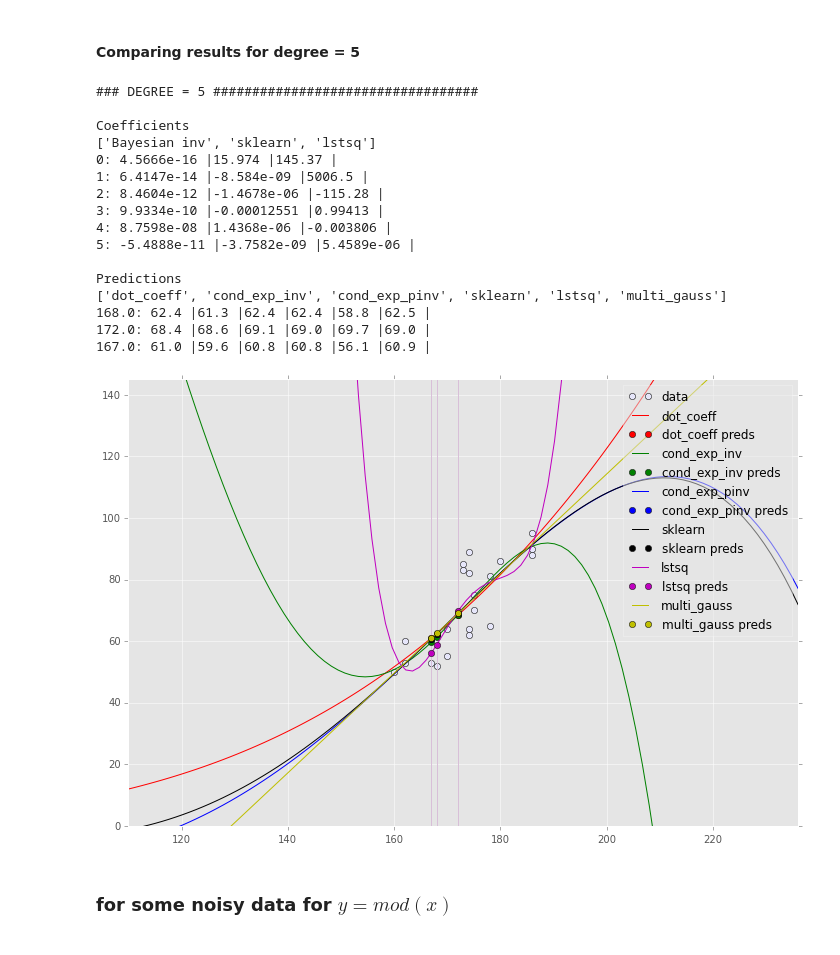
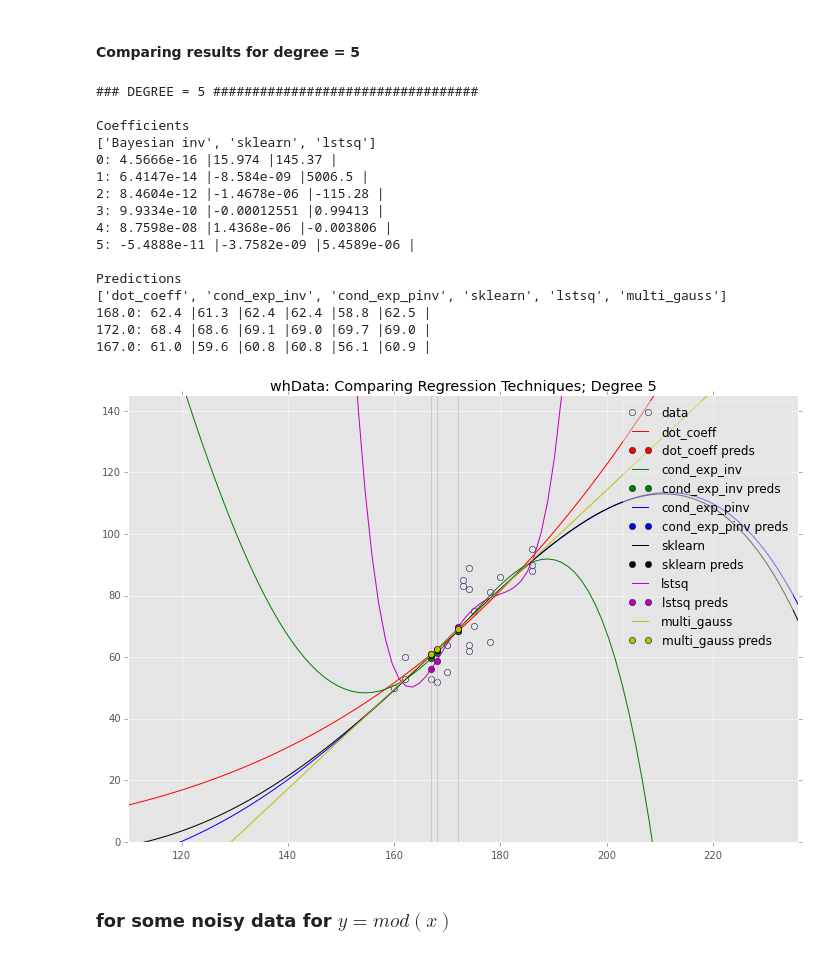
Before and after one commit to motjuste/patt-rex, a Jupyter notebook: project-02-demo.ipynb, the cells around one changed output. Saved outputs shown, nothing was run; the diff lists cells and outputs as text; code cells hidden in the pictures.

```diff
--- a/project-02-demo.ipynb
+++ b/project-02-demo.ipynb
@@ -371,7 +379,7 @@ $$
 # %% [markdown]
 #### Comparing results for degree = 5
 # %%
-def demo_3(x, y, u, degree, padding=50):
+def demo_3(x, y, u, degree, title, padding=50):
     XY = np.vstack((x, y))
 
     res_man_lsmr = \
@@ -460,7 +468,8 @@ def demo_3(x, y, u, degree, padding=50):
     plt_rex.plot2d(XY, colwise_data=True,
                    hatch='o', color='lavender',
                    x_lim=xlim, y_lim=ylim,
-                   show=False, axs=axs, plotlabel="data")
+                   show=False, axs=axs, plotlabel="data",
+                  title=title)
 
     # plot unkown vertical lines
     for h in u:
@@ -493,25 +502,26 @@ def demo_3(x, y, u, degree, padding=50):
     print("Predictions\n" + str(labels))
     print("\n".join(preds_string.format(*p) for p in zip(u, *predsw)))
 # %%
-demo_3(hn, wn, hu, 5)
+demo_3(hn, wn, hu, 5
+      , "whData: Comparing Regression Techniques; Degree 5")
 # %% [output]
 ### DEGREE = 5 ##################################
 
 Coefficients
 ['Bayesian inv', 'sklearn', 'lstsq']
 0: 4.5666e-16 |15.974 |145.37 |
 1: 6.4147e-14 |-8.584e-09 |5006.5 |
 2: 8.4604e-12 |-1.4678e-06 |-115.28 |
 3: 9.9334e-10 |-0.00012551 |0.99413 |
 4: 8.7598e-08 |1.4368e-06 |-0.003806 |
 5: -5.4888e-11 |-3.7582e-09 |5.4589e-06 |
 
 Predictions
 ['dot_coeff', 'cond_exp_inv', 'cond_exp_pinv', 'sklearn', 'lstsq', 'multi_gauss']
 168.0: 62.4 |61.3 |62.4 |62.4 |58.8 |62.5 |
 172.0: 68.4 |68.6 |69.1 |69.0 |69.7 |69.0 |
 167.0: 61.0 |59.6 |60.8 |60.8 |56.1 |60.9 |
-[figure, old version]
+[figure, new version]
 # %% [markdown]
 ### for some noisy data for $y=mod(x)$
 # %%
```
Also changed, not shown: parts of 13 cells of this notebook.
